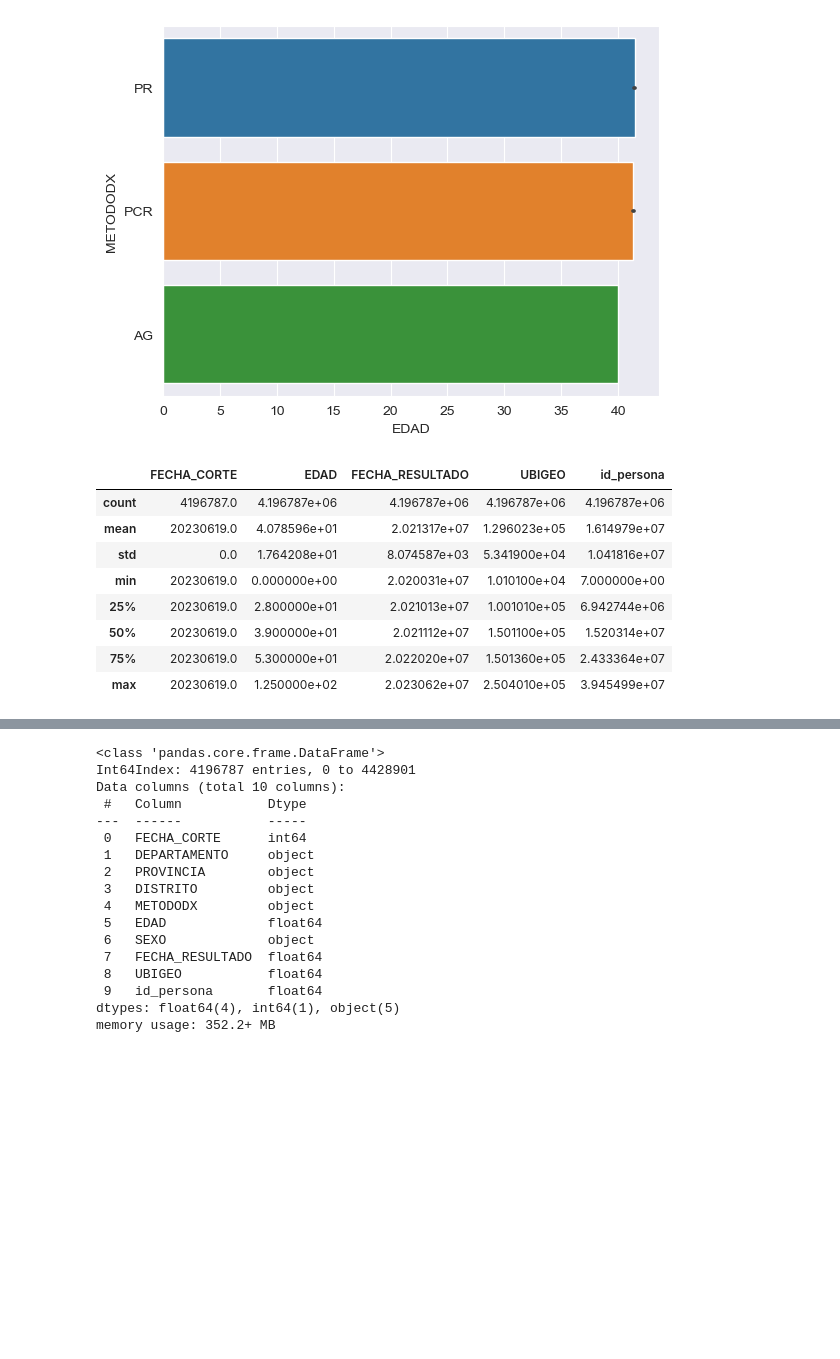
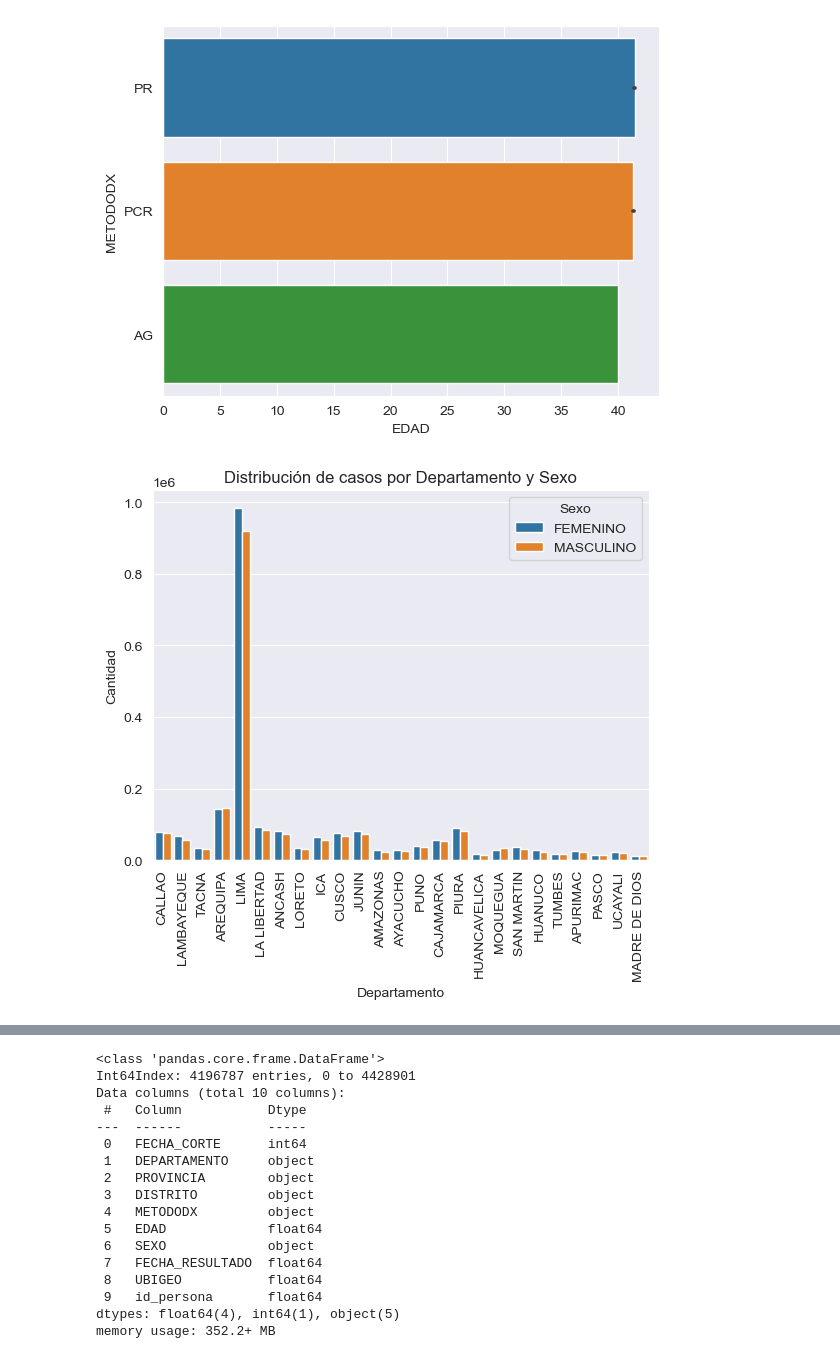
Before and after one commit to NaoData2002/Casos_covid_positivo_Peru, a Jupyter notebook: analis_exploratorio.ipynb, the cells around one changed output, grey strips where cells are left out. Saved outputs shown, nothing was run; the diff lists cells and outputs as text; code cells hidden in the pictures; blank space fills up the shorter version.

```diff
--- a/analis_exploratorio.ipynb
+++ b/analis_exploratorio.ipynb
@@ -160,15 +161,13 @@ sns.barplot(data=df_casos, x="EDAD", y = "METODODX")
 # %% [output]
 <Axes: xlabel='EDAD', ylabel='METODODX'>
 [figure]
-# %%
-df_clean.describe()
-# %% [output]
-|  | FECHA_CORTE | EDAD | FECHA_RESULTADO | UBIGEO | id_persona |
-| count | 4196787.0 | 4.196787e+06 | 4.196787e+06 | 4.196787e+06 | 4.196787e+06 |
-| mean | 20230619.0 | 4.078596e+01 | 2.021317e+07 | 1.296023e+05 | 1.614979e+07 |
-| std | 0.0 | 1.764208e+01 | 8.074587e+03 | 5.341900e+04 | 1.041816e+07 |
-| min | 20230619.0 | 0.000000e+00 | 2.020031e+07 | 1.010100e+04 | 7.000000e+00 |
-| 25% | 20230619.0 | 2.800000e+01 | 2.021013e+07 | 1.001010e+05 | 6.942744e+06 |
-| 50% | 20230619.0 | 3.900000e+01 | 2.021112e+07 | 1.501100e+05 | 1.520314e+07 |
-| 75% | 20230619.0 | 5.300000e+01 | 2.022020e+07 | 1.501360e+05 | 2.433364e+07 |
-| max | 20230619.0 | 1.250000e+02 | 2.023062e+07 | 2.504010e+05 | 3.945499e+07 |
+# %%
+sns.countplot(data=df_clean, x='DEPARTAMENTO', hue='SEXO')
+plt.xlabel('Departamento')
+plt.ylabel('Cantidad')
+plt.title('Distribución de casos por Departamento y Sexo')
+plt.xticks(rotation=90)
+plt.legend(title='Sexo')
+plt.show()
+# %% [output]
+[figure, added]
```
Also changed, not shown: parts of 4 cells of this notebook.
